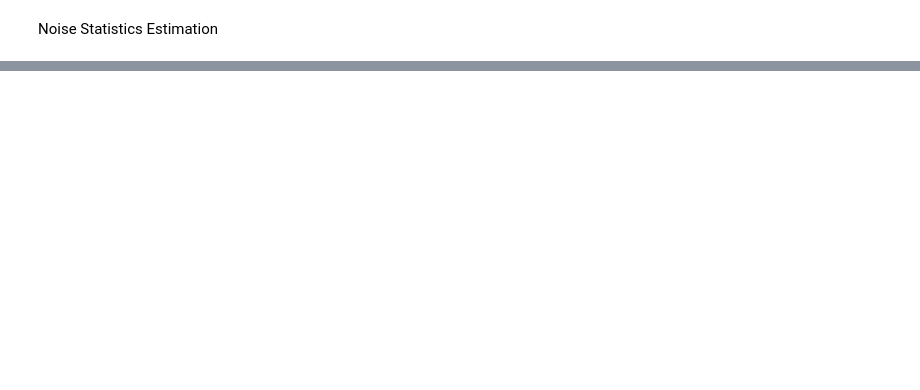
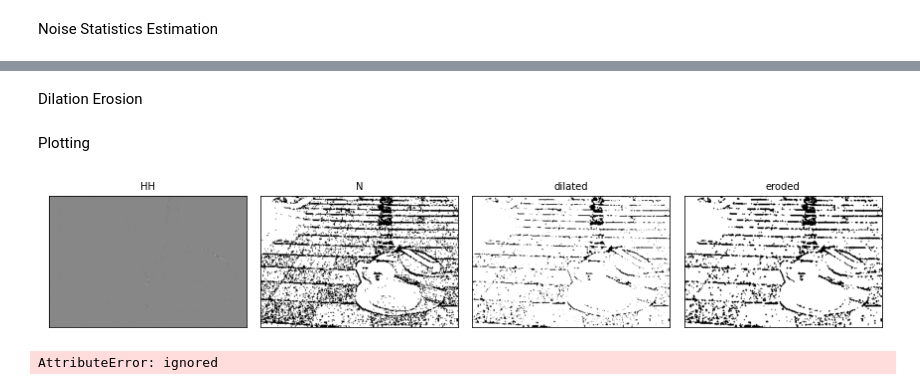
Before and after one commit to Rohan642/mini-project, a Jupyter notebook: ImageSplicing7thSem.ipynb, the cells around one changed output, grey strips where cells are left out. Saved outputs shown, nothing was run; the diff lists cells and outputs as text; code cells hidden in the pictures; blank space fills up the shorter version.

```diff
--- a/ImageSplicing7thSem.ipynb
+++ b/ImageSplicing7thSem.ipynb
@@ -135,0 +185,2 @@ array([  0,   0, 255,   0, 255,   0,   0,   1,   1,   1,   0,   0,   0,
+# %%
+N=noise_estimation(LH)
@@ -135,0 +199,2 @@ array([  0,   0, 255,   0, 255,   0,   0,   1,   1,   1,   0,   0,   0,
+# %% [markdown]
+Dilation Erosion
@@ -135,0 +203,10 @@ array([  0,   0, 255,   0, 255,   0,   0,   1,   1,   1,   0,   0,   0,
+# %%
+kernel = np.ones((3,3), np.uint8)
+"""kernel[0][1] = 0
+kernel[1][0] = 0
+kernel[1][2] = 0
+kernel[2][1] = 0
+print(kernel)
+"""
+dilated = dilation(N)
+eroded = erosion(dilated)
@@ -135,0 +217,28 @@ array([  0,   0, 255,   0, 255,   0,   0,   1,   1,   1,   0,   0,   0,
+# %% [markdown]
+Plotting
+# %%
+titles = ['HH','N','dilated','eroded']
+fig = plt.figure(figsize=(12, 3))
+for i,a in enumerate([HH,N,dilated,eroded]):
+  ax = fig.add_subplot(1,4,i+1)
+  ax.imshow(a, cmap=plt.cm.gray)
+  ax.set_title(titles[i], fontsize=10)
+  ax.set_xticks([])
+  ax.set_yticks([])
+
+fig.tight_layout()
+plt.show()
+# %% [output]
+[figure, added]
+# %%
+from PIL import Image
+
+
+img = an_image
+
+background = eroded
+
+background.paste(img, (0, 0), img)
+background.save('how_to_superimpose_two_images_01.png',"PNG")
+# %% [output]
+AttributeError: ignored
```
Also changed, not shown: parts of 13 cells of this notebook.
